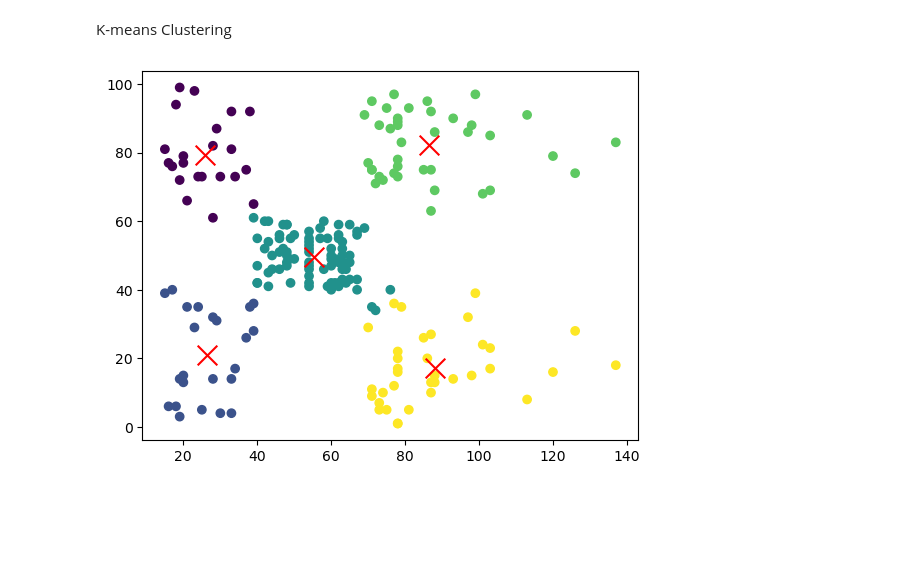
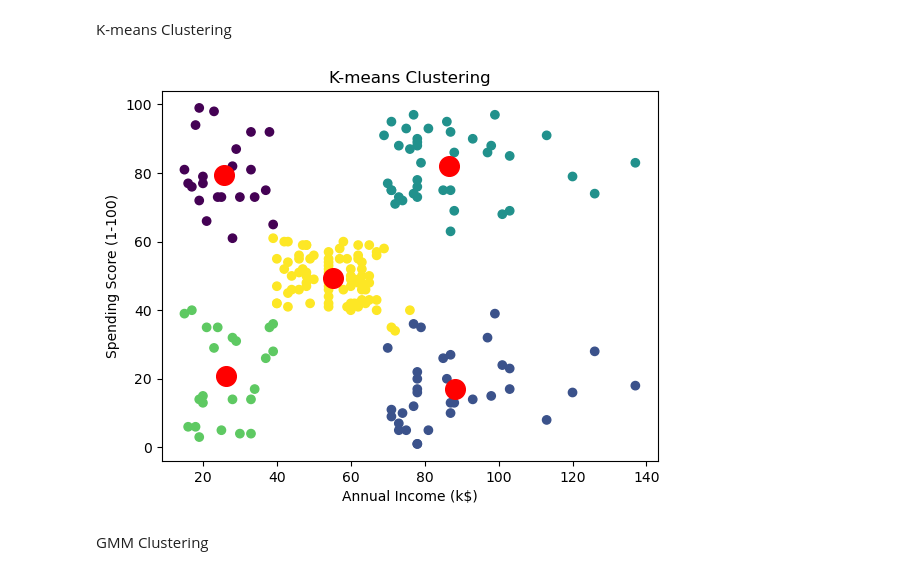
Before and after one commit to ottokol/AML, a Jupyter notebook: MALL2/Untitled-1.ipynb, the cells around one changed output. Cells and saved outputs as stored; diff of their text form; code cells hidden in the pictures; blank space fills up the shorter version.

Commit message:
Adding GMM clustering

```diff
--- a/MALL2/Untitled-1.ipynb
+++ b/MALL2/Untitled-1.ipynb
@@ -138,16 +138,22 @@ AI_SS = AI_SS.to_numpy()
 # %%
 # Apply K-means clustering
 kmeans = KMeans(n_clusters=5)  # 5 clusters because the above Annual Income vs Spending Score plot seems to have 5 distinct clusters
 kmeans.fit(AI_SS)
 
 #Save the cluster centroids and labels
 centroids = kmeans.cluster_centers_
 labels = kmeans.labels_
 
 #Plot data points and centroids
 plt.scatter(AI_SS[:,0], AI_SS[:,1], c=labels, cmap='viridis')
-plt.scatter(centroids[:,0], centroids[:,1], marker="x", s=200, c='red')
+plt.scatter(centroids[:,0], centroids[:,1], s=200, c='red')
+
+plt.title('K-means Clustering')
+plt.xlabel('Annual Income (k$)')
+plt.ylabel('Spending Score (1-100)')
 
 plt.show()
 # %% [output]
-[figure, old version]
+[figure, new version]
+# %% [markdown]
+GMM Clustering
```
Also changed, not shown: parts of 3 cells of this notebook.
